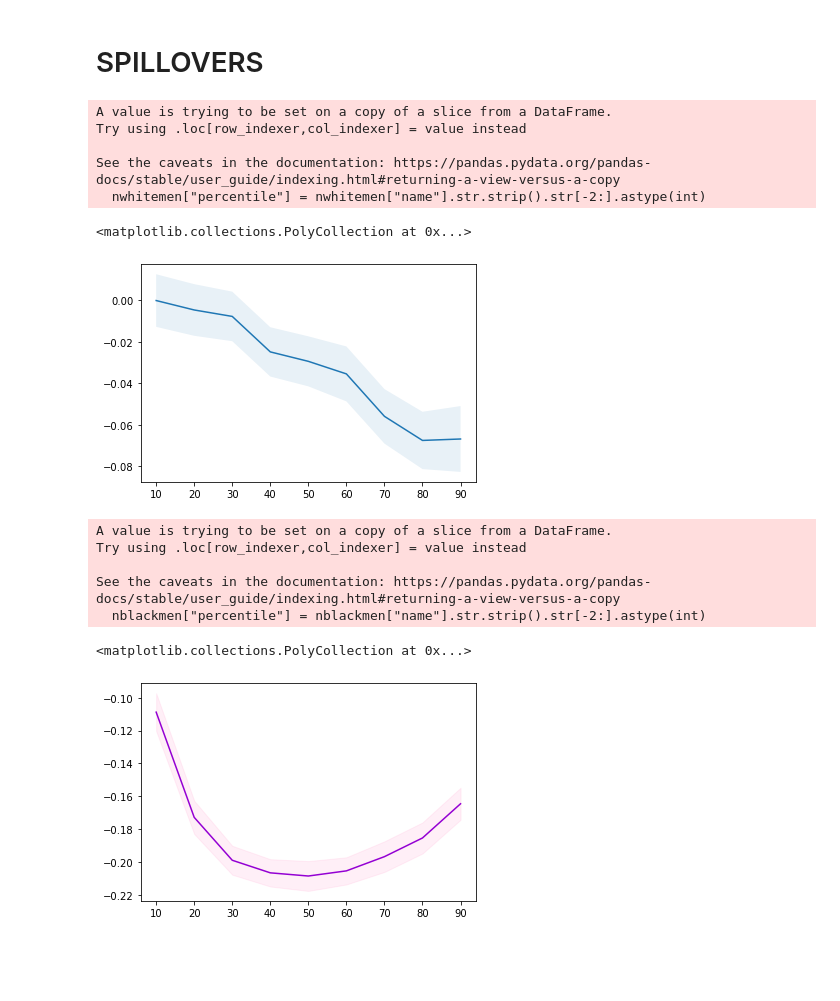
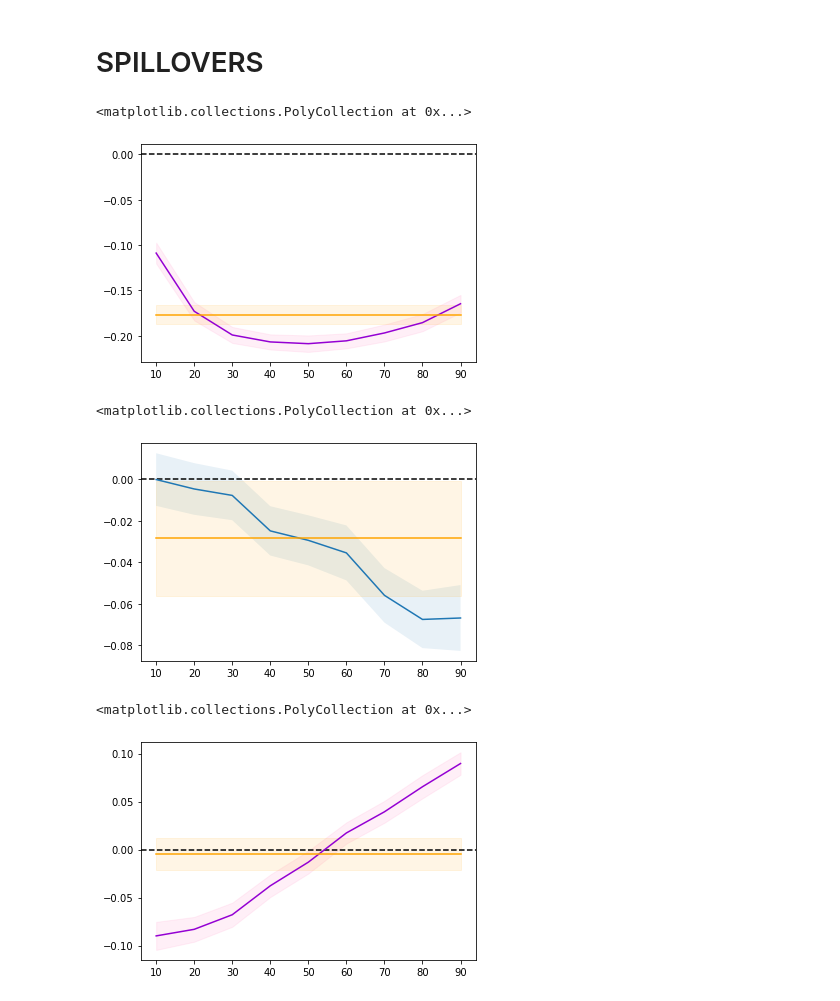
Before and after one commit to aadsouza/econ499, a Jupyter notebook: code/rifdistributionplots.ipynb, the cells around one changed output. Saved outputs shown, nothing was run; the diff lists cells and outputs as text; code cells hidden in the pictures; blank space fills up the shorter version.

```diff
--- a/code/rifdistributionplots.ipynb
+++ b/code/rifdistributionplots.ipynb
@@ -128,34 +144,56 @@ See the caveats in the documentation: https://pandas.pydata.org/pandas-docs/stab
 # %% [markdown]
 # SPILLOVERS
+# %%
+#Black wage penalty for all men not covered by union along distribution
+nblackmen = nmen[nmen.name.str.startswith("nm_blackrelwhite")]
+nblackmen["percentile"] = nblackmen["name"].str.strip().str[-2:].astype(int)
+
+nblackmen["ols"] = -.1765275
+nblackmen["lbols"] = -.1868399
+nblackmen["ubols"] = -.1662151
+
+fig, ax = plt.subplots()
+ax.axhline(y = 0, color = "black", linestyle ="--")
+ax.plot(nblackmen.percentile, nblackmen.coef, color = "darkviolet")
+ax.fill_between(nblackmen.percentile, nblackmen.lb, nblackmen.ub, color = "hotpink", alpha = 0.1)
+ax.plot(nblackmen.percentile, nblackmen.ols, color = "orange")
+ax.fill_between(nblackmen.percentile, nblackmen.lbols, nblackmen.ubols, alpha = 0.1, color = "orange")
+# %% [output]
+<matplotlib.collections.PolyCollection at 0x...>
+[figure, added]
 # %%
 #Effect of treat_st on wages for all white men not covered by union along distribution
 nwhitemen = nmen[nmen.name.str.startswith("nm_treat_st")]
 nwhitemen["percentile"] = nwhitemen["name"].str.strip().str[-2:].astype(int)
 
+nwhitemen["ols"] = -.028351
+nwhitemen["lbols"] = -.0561861
+nwhitemen["ubols"] = -.0005159
+
 fig, ax = plt.subplots()
+ax.axhline(y = 0, color = "black", linestyle ="--")
 ax.plot(nwhitemen.percentile, nwhitemen.coef)
 ax.fill_between(nwhitemen.percentile, nwhitemen.lb, nwhitemen.ub, alpha = 0.1)
+ax.plot(nwhitemen.percentile, nwhitemen.ols, color = "orange")
+ax.fill_between(nwhitemen.percentile, nwhitemen.lbols, nwhitemen.ubols, alpha = 0.1, color = "orange")
 # %% [output]
-A value is trying to be set on a copy of a slice from a DataFrame.
-Try using .loc[row_indexer,col_indexer] = value instead
-
-See the caveats in the documentation: https://pandas.pydata.org/pandas-docs/stable/user_guide/indexing.html#returning-a-view-versus-a-copy
-  nwhitemen["percentile"] = nwhitemen["name"].str.strip().str[-2:].astype(int)
+<matplotlib.collections.PolyCollection at 0x...>
-<matplotlib.collections.PolyCollection at 0x...>
-[figure, old version]
+[figure, new version]
 # %%
-#Black wage penalty for all men not covered by union along distribution
-nblackmen = nmen[nmen.name.str.startswith("nm_blackrelwhite")]
-nblackmen["percentile"] = nblackmen["name"].str.strip().str[-2:].astype(int)
+#Effect of treat_stblackrelwhite for all men not covered by union along distribution
+nblackmen_treat = nmen[nmen.name.str.startswith("nm_times")]
+nblackmen_treat["percentile"] = nblackmen_treat["name"].str.strip().str[-2:].astype(int)
+
+nblackmen_treat["ols"] = -.0044342
+nblackmen_treat["lbols"] = -.021188
+nblackmen_treat["ubols"] = .0123197
 
 fig, ax = plt.subplots()
-ax.plot(nblackmen.percentile, nblackmen.coef, color = "darkviolet")
-ax.fill_between(nblackmen.percentile, nblackmen.lb, nblackmen.ub, color = "hotpink", alpha = 0.1)
+ax.axhline(y = 0, color = "black", linestyle ="--")
+ax.plot(nblackmen_treat.percentile, nblackmen_treat.coef, color = "darkviolet")
+ax.fill_between(nblackmen_treat.percentile, nblackmen_treat.lb, nblackmen_treat.ub, color = "hotpink", alpha = 0.1)
+ax.plot(nblackmen_treat.percentile, nblackmen_treat.ols, color = "orange")
+ax.fill_between(nblackmen_treat.percentile, nblackmen_treat.lbols, nblackmen_treat.ubols, alpha = 0.1, color = "orange")
 # %% [output]
-A value is trying to be set on a copy of a slice from a DataFrame.
-Try using .loc[row_indexer,col_indexer] = value instead
-
-See the caveats in the documentation: https://pandas.pydata.org/pandas-docs/stable/user_guide/indexing.html#returning-a-view-versus-a-copy
-  nblackmen["percentile"] = nblackmen["name"].str.strip().str[-2:].astype(int)
+<matplotlib.collections.PolyCollection at 0x...>
-<matplotlib.collections.PolyCollection at 0x...>
-[figure, old version]
+[figure, new version]
```
Also changed, not shown: parts of 17 cells of this notebook, 9 other files.
